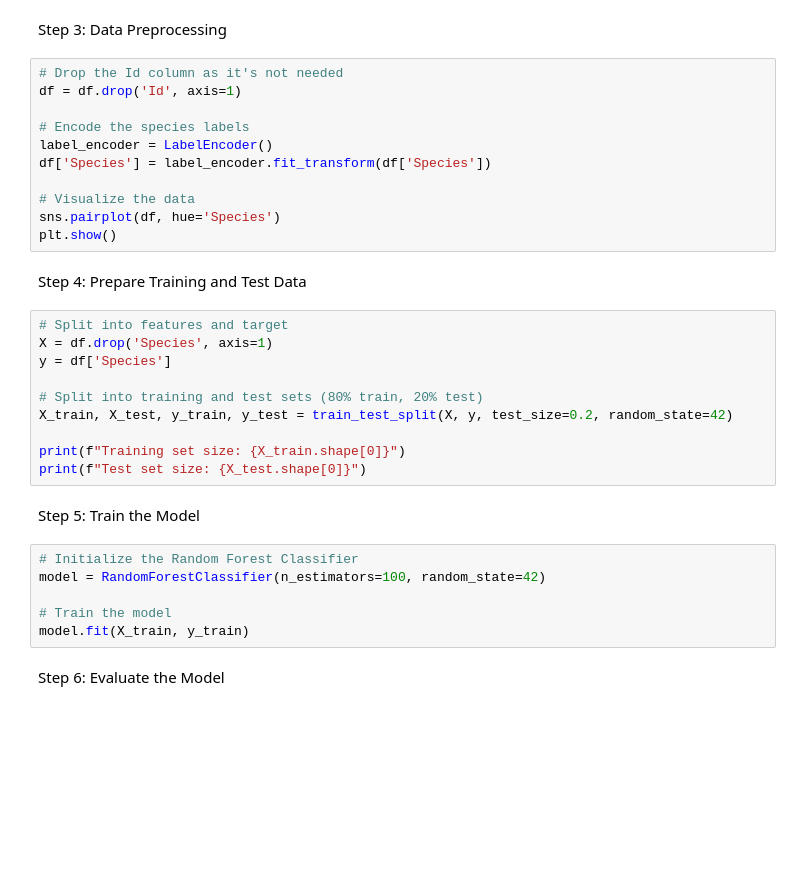
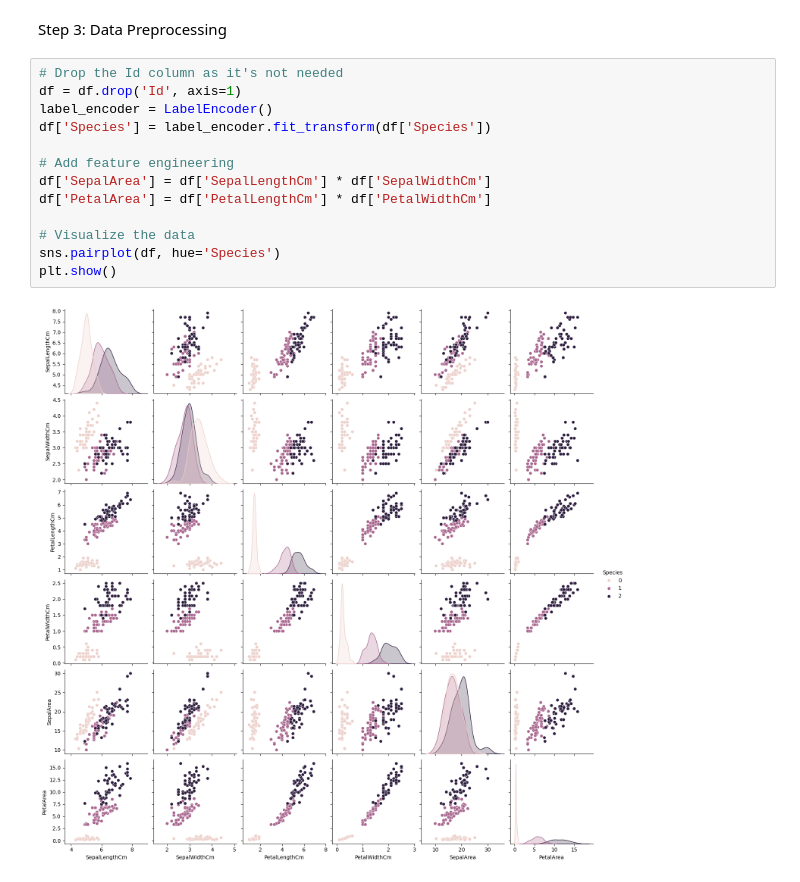
Before and after one commit to aabelatilaw/-CodeAlpha_ProjectName-, a Jupyter notebook: iris_flower_classification_with_machine_learning.ipynb, the cells around one changed output. Drawn from its saved outputs; the diff is of its cells as text; blank space fills up the shorter version.

```diff
--- a/iris_flower_classification_with_machine_learning.ipynb
+++ b/iris_flower_classification_with_machine_learning.ipynb
@@ -33,33 +76,15 @@ Step 3: Data Preprocessing
 # %%
 # Drop the Id column as it's not needed
 df = df.drop('Id', axis=1)
-
-# Encode the species labels
 label_encoder = LabelEncoder()
 df['Species'] = label_encoder.fit_transform(df['Species'])
+
+# Add feature engineering
+df['SepalArea'] = df['SepalLengthCm'] * df['SepalWidthCm']
+df['PetalArea'] = df['PetalLengthCm'] * df['PetalWidthCm']
 
 # Visualize the data
 sns.pairplot(df, hue='Species')
 plt.show()
+# %% [output]
+[figure, added]
-# %% [markdown]
-Step 4: Prepare Training and Test Data
-# %%
-# Split into features and target
-X = df.drop('Species', axis=1)
-y = df['Species']
-
-# Split into training and test sets (80% train, 20% test)
-X_train, X_test, y_train, y_test = train_test_split(X, y, test_size=0.2, random_state=42)
-
-print(f"Training set size: {X_train.shape[0]}")
-print(f"Test set size: {X_test.shape[0]}")
-# %% [markdown]
-Step 5: Train the Model
-# %%
-# Initialize the Random Forest Classifier
-model = RandomForestClassifier(n_estimators=100, random_state=42)
-
-# Train the model
-model.fit(X_train, y_train)
-# %% [markdown]
-Step 6: Evaluate the Model
```
Also changed, not shown: parts of 11 cells of this notebook.
